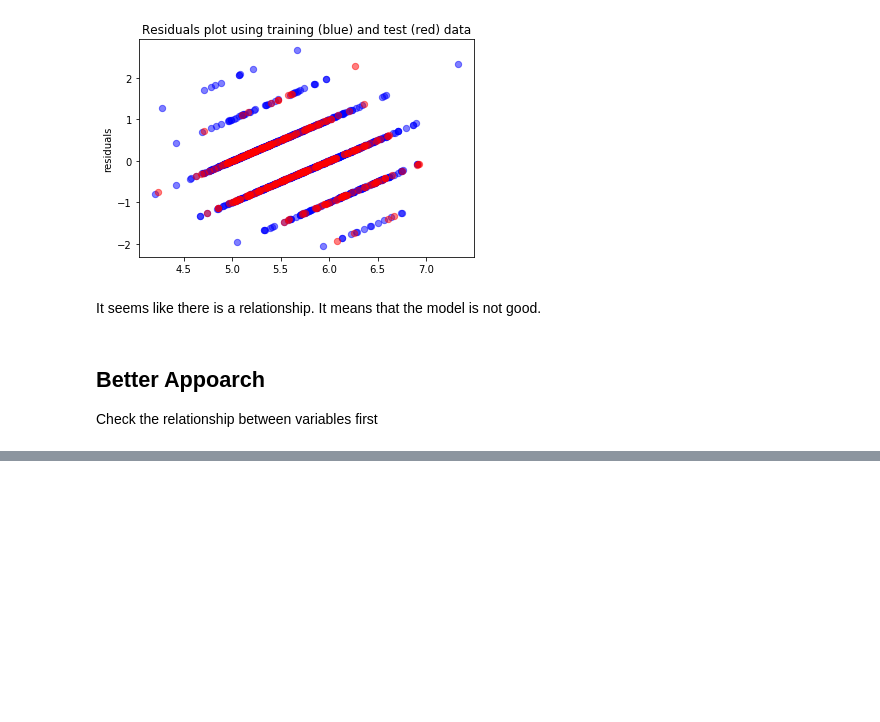
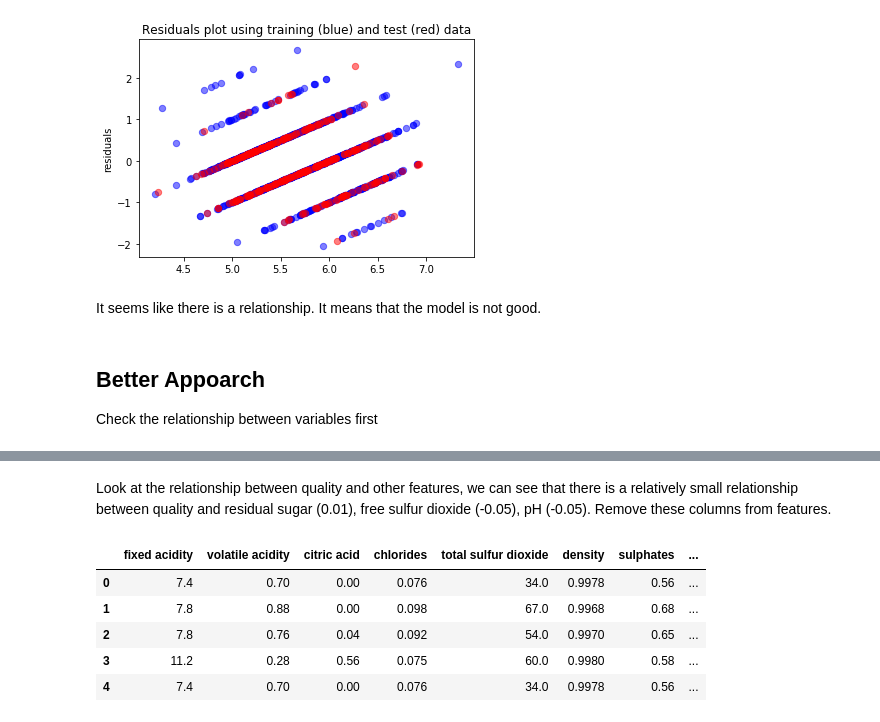
Before and after one commit to ntuananh/Machine-Learning-Journey, a Jupyter notebook: Regression.ipynb, the cells around one changed output, grey strips where cells are left out. Cells and saved outputs as stored; diff of their text form; code cells hidden in the pictures; blank space fills up the shorter version.

```diff
--- a/Regression.ipynb
+++ b/Regression.ipynb
@@ -136 +138,16 @@ X.corr()
+# %% [markdown]
+Look at the relationship between quality and other features, we can see that there is a relatively small relationship between quality and residual sugar (0.01), free sulfur dioxide (-0.05), pH (-0.05). Remove these columns from features.
+# %%
+X.pop('residual sugar')
+X.pop('free sulfur dioxide')
+X.pop('pH')
+X.pop('quality')
+X.head()
+# %% [output]
+|  | fixed acidity | volatile acidity | citric acid | chlorides | total sulfur dioxide | density | sulphates | ... |
+| 0 | 7.4 | 0.70 | 0.00 | 0.076 | 34.0 | 0.9978 | 0.56 | ... |
+| 1 | 7.8 | 0.88 | 0.00 | 0.098 | 67.0 | 0.9968 | 0.68 | ... |
+| 2 | 7.8 | 0.76 | 0.04 | 0.092 | 54.0 | 0.9970 | 0.65 | ... |
+| 3 | 11.2 | 0.28 | 0.56 | 0.075 | 60.0 | 0.9980 | 0.58 | ... |
+| 4 | 7.4 | 0.70 | 0.00 | 0.076 | 34.0 | 0.9978 | 0.56 | ... |
 # %%
```
Also changed, not shown: parts of 7 cells of this notebook.
